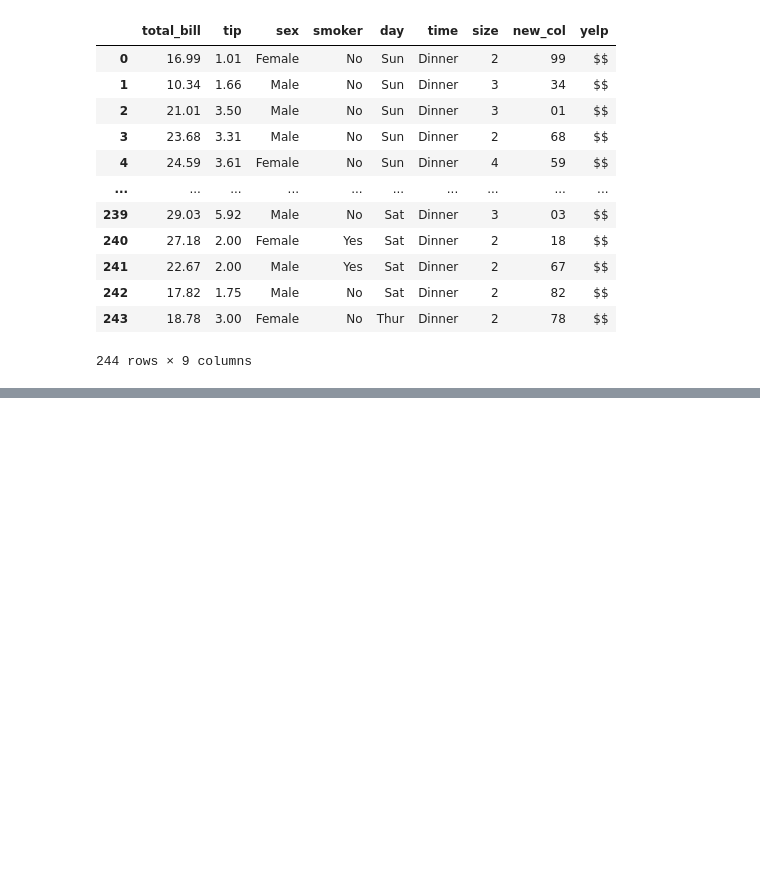
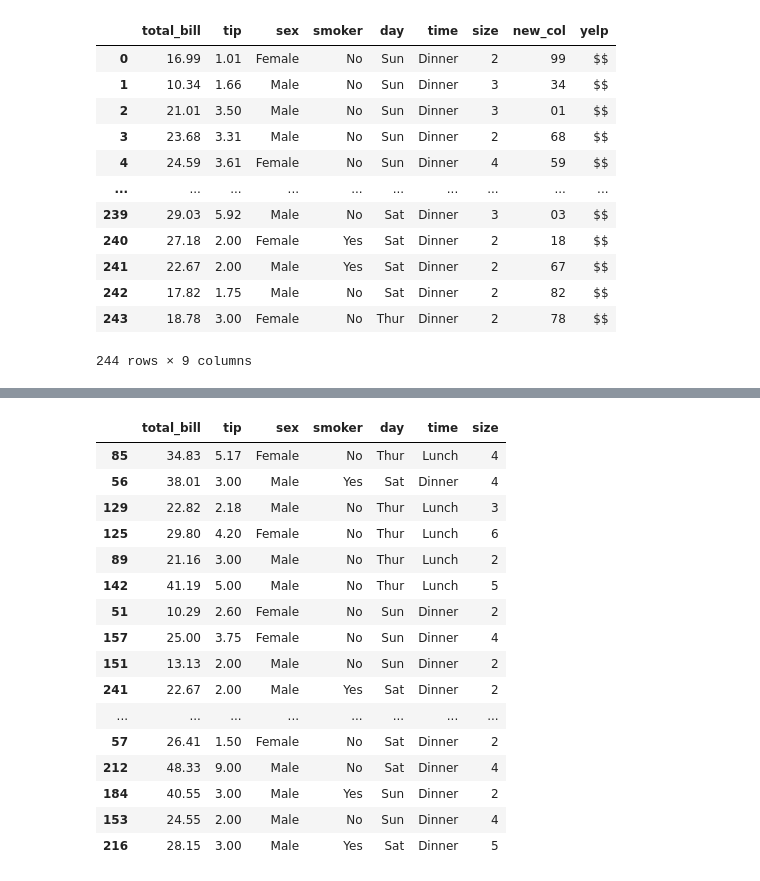
Before and after one commit to pawel9009/ML, a Jupyter notebook: notebooks/pandas.ipynb, the cells around one changed output, grey strips where cells are left out. Cells and saved outputs as stored; diff of their text form; code cells hidden in the pictures; blank space fills up the shorter version.

```diff
--- a/notebooks/pandas.ipynb
+++ b/notebooks/pandas.ipynb
@@ -90,0 +162,2 @@ df
+# %%
+df = pd.read_csv('../data/tips.csv')
@@ -90,0 +300,20 @@ df
+# %%
+df.sample(frac=0.2)
+# %% [output]
+|  | total_bill | tip | sex | smoker | day | time | size |
+| 85 | 34.83 | 5.17 | Female | No | Thur | Lunch | 4 |
+| 56 | 38.01 | 3.00 | Male | Yes | Sat | Dinner | 4 |
+| 129 | 22.82 | 2.18 | Male | No | Thur | Lunch | 3 |
+| 125 | 29.80 | 4.20 | Female | No | Thur | Lunch | 6 |
+| 89 | 21.16 | 3.00 | Male | No | Thur | Lunch | 2 |
+| 142 | 41.19 | 5.00 | Male | No | Thur | Lunch | 5 |
+| 51 | 10.29 | 2.60 | Female | No | Sun | Dinner | 2 |
+| 157 | 25.00 | 3.75 | Female | No | Sun | Dinner | 4 |
+| 151 | 13.13 | 2.00 | Male | No | Sun | Dinner | 2 |
+| 241 | 22.67 | 2.00 | Male | Yes | Sat | Dinner | 2 |
+| ... | ... | ... | ... | ... | ... | ... | ... |
+| 57 | 26.41 | 1.50 | Female | No | Sat | Dinner | 2 |
+| 212 | 48.33 | 9.00 | Male | No | Sat | Dinner | 4 |
+| 184 | 40.55 | 3.00 | Male | Yes | Sun | Dinner | 2 |
+| 153 | 24.55 | 2.00 | Male | No | Sun | Dinner | 4 |
+| 216 | 28.15 | 3.00 | Male | Yes | Sat | Dinner | 5 |
```
Also changed, not shown: parts of 28 cells of this notebook.
